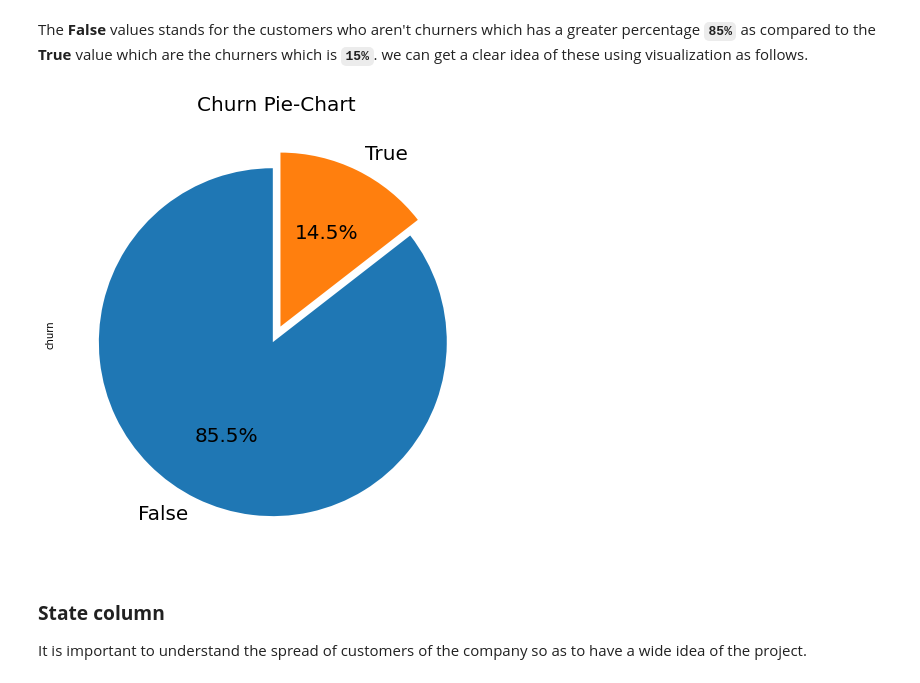
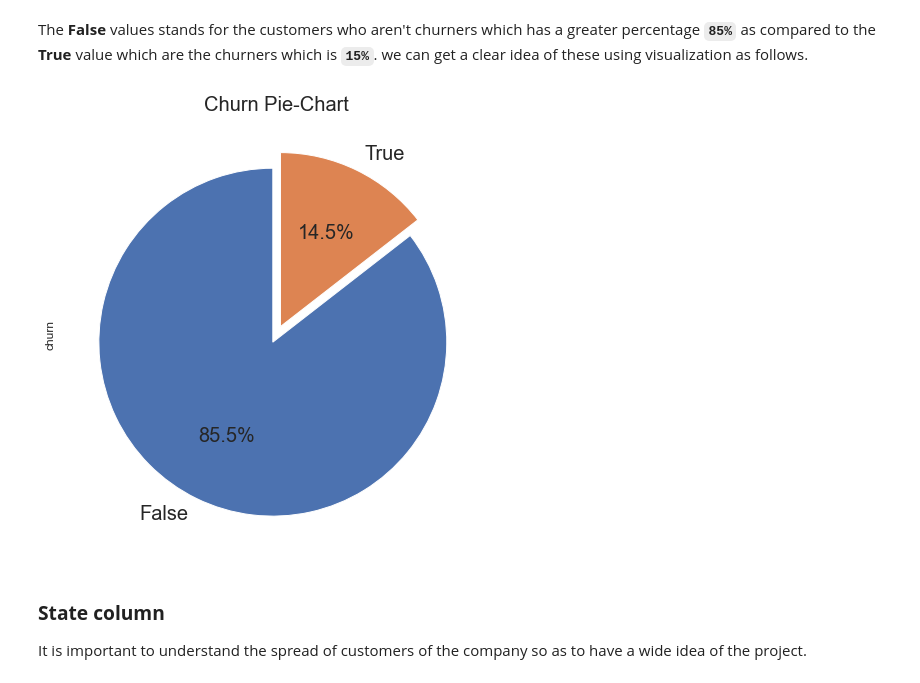
Before and after one commit to Leon380/Phase3_Project, a Jupyter notebook: notebook.ipynb, the cells around one changed output. Saved outputs shown, nothing was run; the diff lists cells and outputs as text; code cells hidden in the pictures.

```diff
--- a/notebook.ipynb
+++ b/notebook.ipynb
@@ -222,13 +222,13 @@ The **False** values stands for the customers who aren't churners which has a gr
 # %%
 # visualize churn distribution using pie chart
 df.churn.value_counts().plot.pie(explode=[0.05,0.05], autopct='%1.1f%%',
                                  startangle=90,shadow=False,
                                  figsize=(8,8), textprops={'fontsize': 20},
-                                 style="whitegrid")
+                                 style="darkgrid")
 plt.title('Churn Pie-Chart',fontsize=20)
 plt.show();
 # %% [output]
-[figure, old version]
+[figure, new version]
 # %% [markdown]
 ### **State column**
 
```
Also changed, not shown: parts of 12 cells of this notebook.
